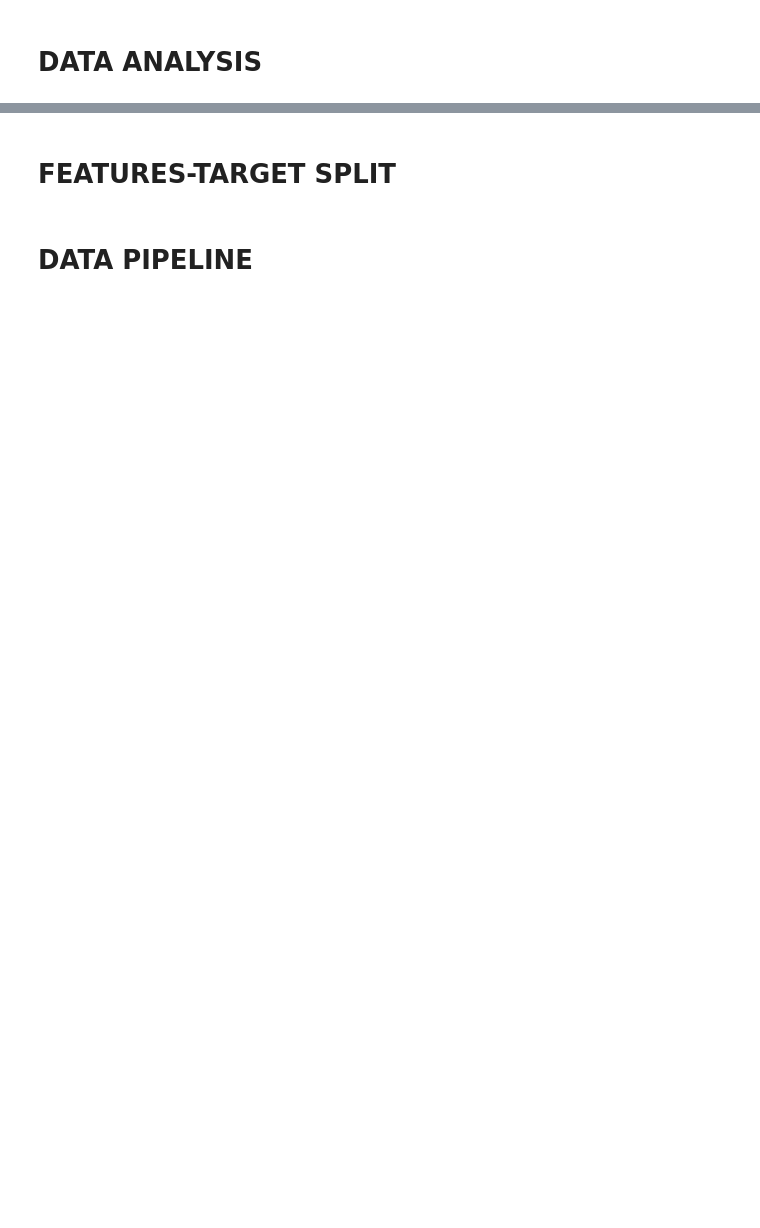
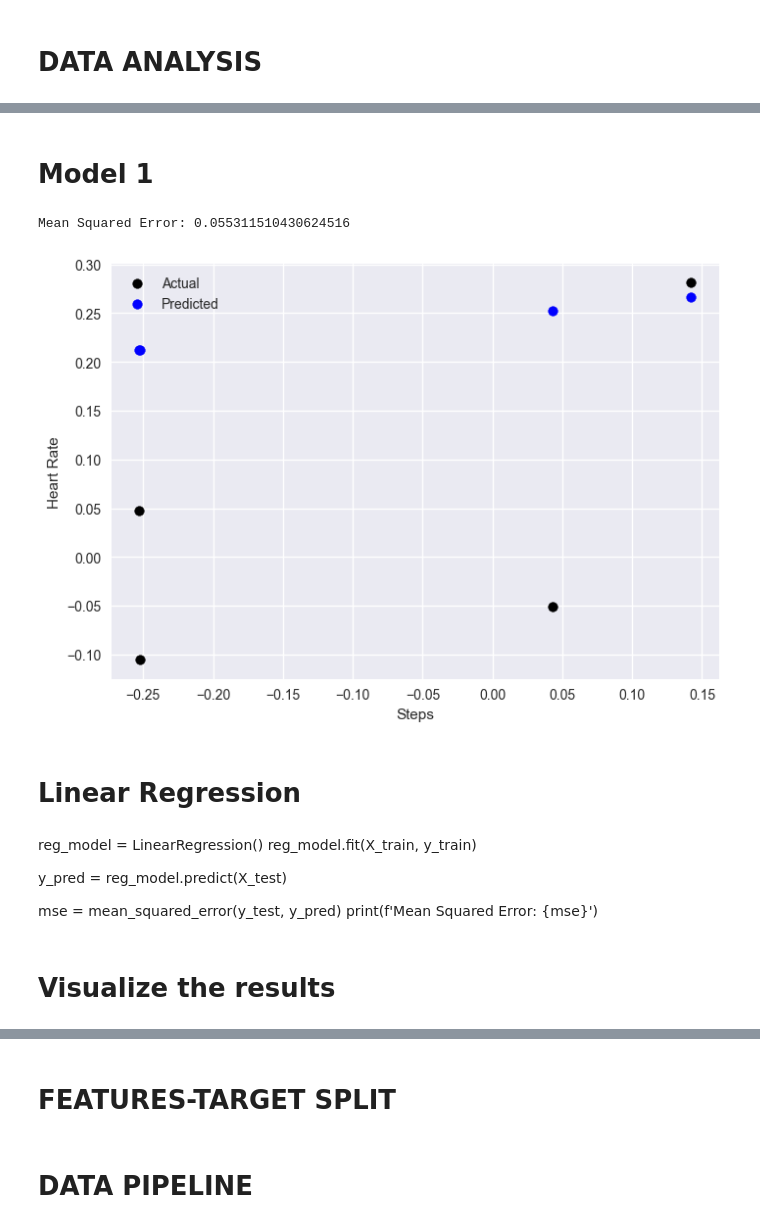
Before and after one commit to VishalVinayRam/Heart-management-model, a Jupyter notebook: fitbit-apple-watch-analysis-and-prediction.ipynb, the cells around one changed output, grey strips where cells are left out. Drawn from its saved outputs; the diff is of its cells as text; code cells hidden in the pictures; blank space fills up the shorter version.

Commit message:
model 1-2

```diff
--- a/fitbit-apple-watch-analysis-and-prediction.ipynb
+++ b/fitbit-apple-watch-analysis-and-prediction.ipynb
@@ -219,0 +390,34 @@ plt.show()
+# %% [markdown]
+# Model 1
+# %%
+
+from sklearn.cluster import KMeans
+from sklearn.linear_model import LinearRegression
+from sklearn.model_selection import train_test_split
+from sklearn.metrics import mean_squared_error
+
+features = corr_matrix[['age', 'norm_heart', 'steps', 'distance']]
+
+kmeans = KMeans(n_clusters=3, random_state=42)
+corr_matrix['age_cluster'] = kmeans.fit_predict(corr_matrix[['age']])
+
+X = corr_matrix[['age_cluster', 'steps']]
+y = corr_matrix['norm_heart']
+
+X_train, X_test, y_train, y_test = train_test_split(X, y, test_size=0.2, random_state=42)
+# %% [output]
+Mean Squared Error: 0.055311510430624516
+[figure, added]
+# %% [markdown]
+# Linear Regression
+# %% [markdown]
+reg_model = LinearRegression()
+reg_model.fit(X_train, y_train)
+
+y_pred = reg_model.predict(X_test)
+
+mse = mean_squared_error(y_test, y_pred)
+print(f'Mean Squared Error: {mse}')
+# %% [markdown]
+
+# Visualize the results
```
Also changed, not shown: parts of 50 cells of this notebook, 1 other file.
